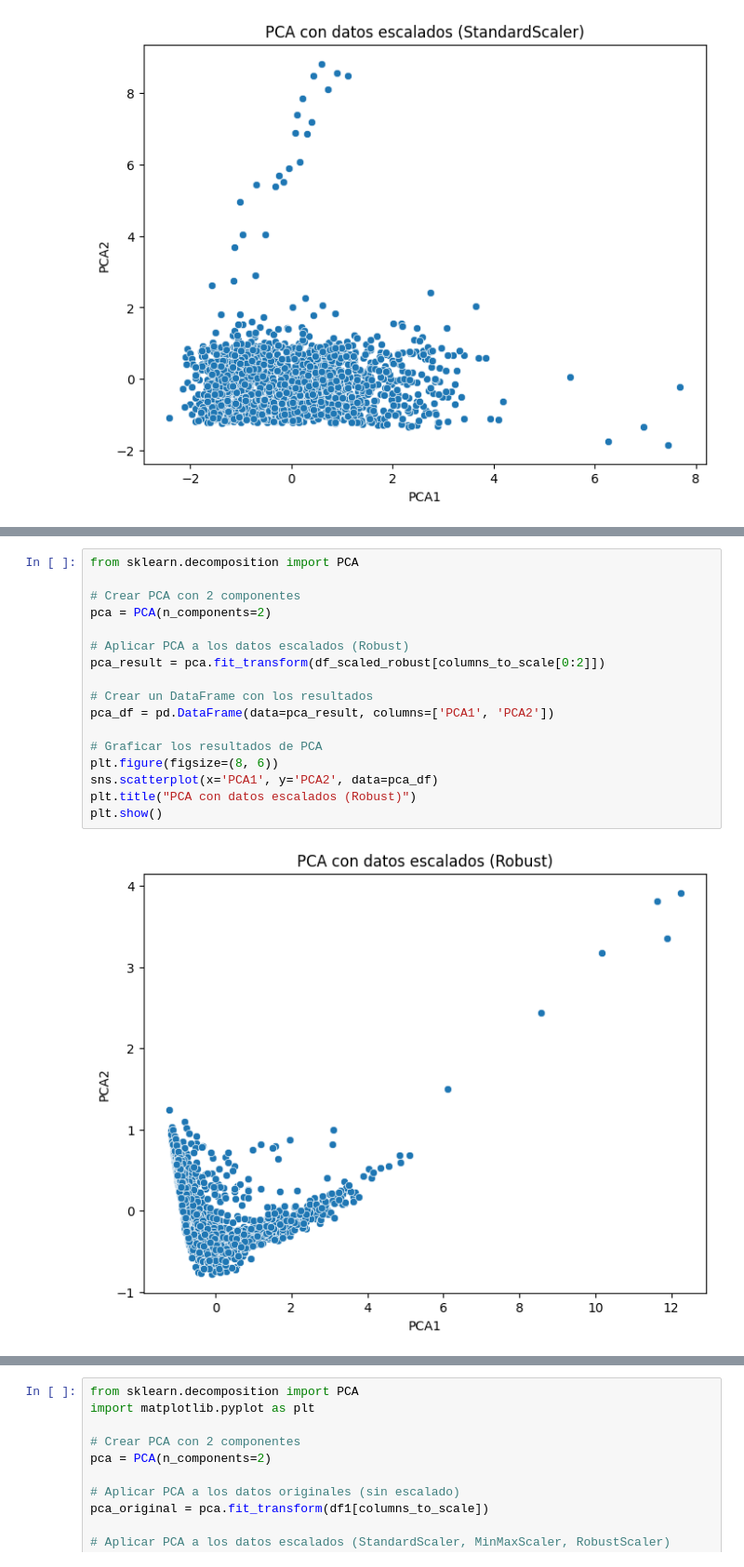
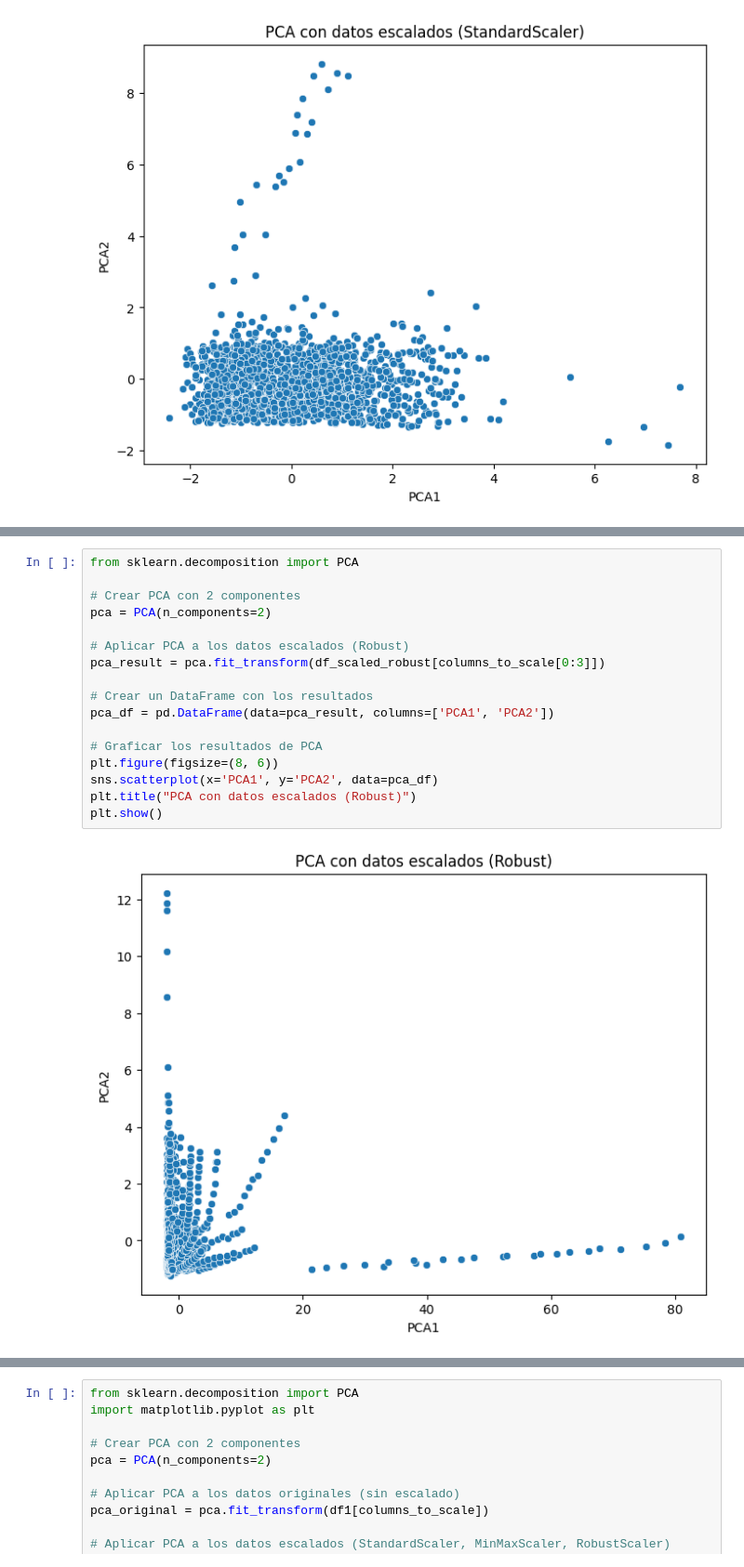
Before and after one commit to leavil/gapminder, a Jupyter notebook: notebooks/Panda_Missing_Gapminder.ipynb, the cells around one changed output, grey strips where cells are left out. Shown at 93% size. Cells and saved outputs as stored; diff of their text form.

```diff
--- a/notebooks/Panda_Missing_Gapminder.ipynb
+++ b/notebooks/Panda_Missing_Gapminder.ipynb
@@ -754,22 +754,22 @@ plt.show()
 # %%
 from sklearn.decomposition import PCA
 
 # Crear PCA con 2 componentes
 pca = PCA(n_components=2)
 
 # Aplicar PCA a los datos escalados (Robust)
-pca_result = pca.fit_transform(df_scaled_robust[columns_to_scale[0:2]])
+pca_result = pca.fit_transform(df_scaled_robust[columns_to_scale[0:3]])
 
 # Crear un DataFrame con los resultados
 pca_df = pd.DataFrame(data=pca_result, columns=['PCA1', 'PCA2'])
 
 # Graficar los resultados de PCA
 plt.figure(figsize=(8, 6))
 sns.scatterplot(x='PCA1', y='PCA2', data=pca_df)
 plt.title("PCA con datos escalados (Robust)")
 plt.show()
 # %% [output]
-[figure, old version]
+[figure, new version]
 # %%
 from sklearn.decomposition import PCA
 
```
Also changed, not shown: parts of 4 cells of this notebook.
